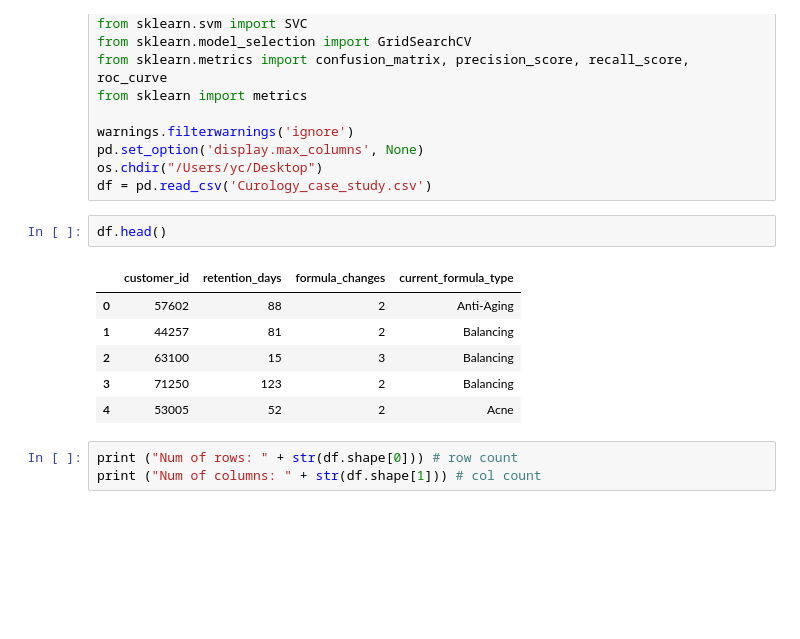
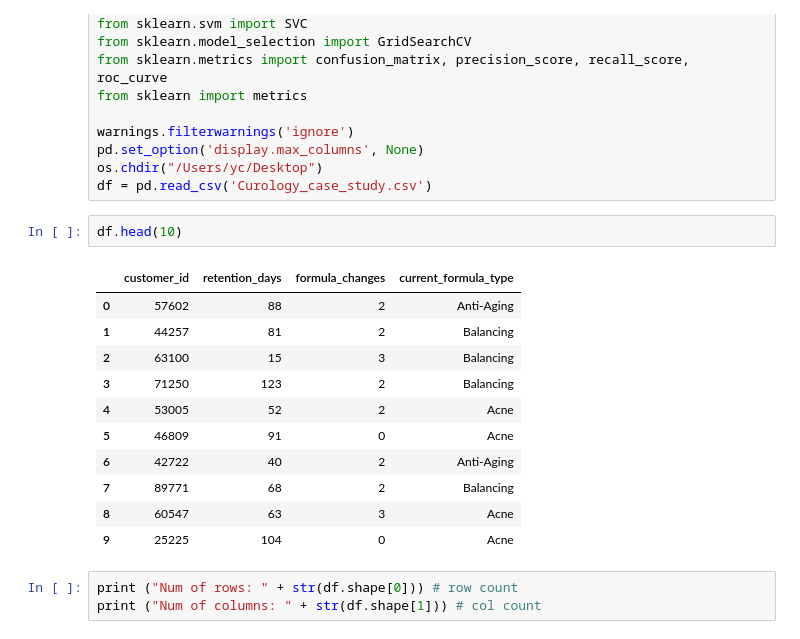
Before and after one commit to yenchenchou/YenChenChou_-Curology-DS-Intern-Case-Study_advanced-analysis, a Jupyter notebook: YenChenChou_ Curology DS Intern Case Study_advanced analysis.ipynb, the cells around one changed output. Saved outputs shown, nothing was run; the diff lists cells and outputs as text; blank space fills up the shorter version.

```diff
--- a/YenChenChou_ Curology DS Intern Case Study_advanced analysis.ipynb
+++ b/YenChenChou_ Curology DS Intern Case Study_advanced analysis.ipynb
@@ -42,14 +42,19 @@ pd.set_option('display.max_columns', None)
 os.chdir("/Users/yc/Desktop")
 df = pd.read_csv('Curology_case_study.csv')
 # %%
-df.head()
+df.head(10)
 # %% [output]
 |  | customer_id | retention_days | formula_changes | current_formula_type |
 | 0 | 57602 | 88 | 2 | Anti-Aging |
 | 1 | 44257 | 81 | 2 | Balancing |
 | 2 | 63100 | 15 | 3 | Balancing |
 | 3 | 71250 | 123 | 2 | Balancing |
 | 4 | 53005 | 52 | 2 | Acne |
+| 5 | 46809 | 91 | 0 | Acne |
+| 6 | 42722 | 40 | 2 | Anti-Aging |
+| 7 | 89771 | 68 | 2 | Balancing |
+| 8 | 60547 | 63 | 3 | Acne |
+| 9 | 25225 | 104 | 0 | Acne |
 # %%
 print ("Num of rows: " + str(df.shape[0])) # row count
 print ("Num of columns: " + str(df.shape[1])) # col count
```
Also changed, not shown: parts of 13 cells of this notebook.
